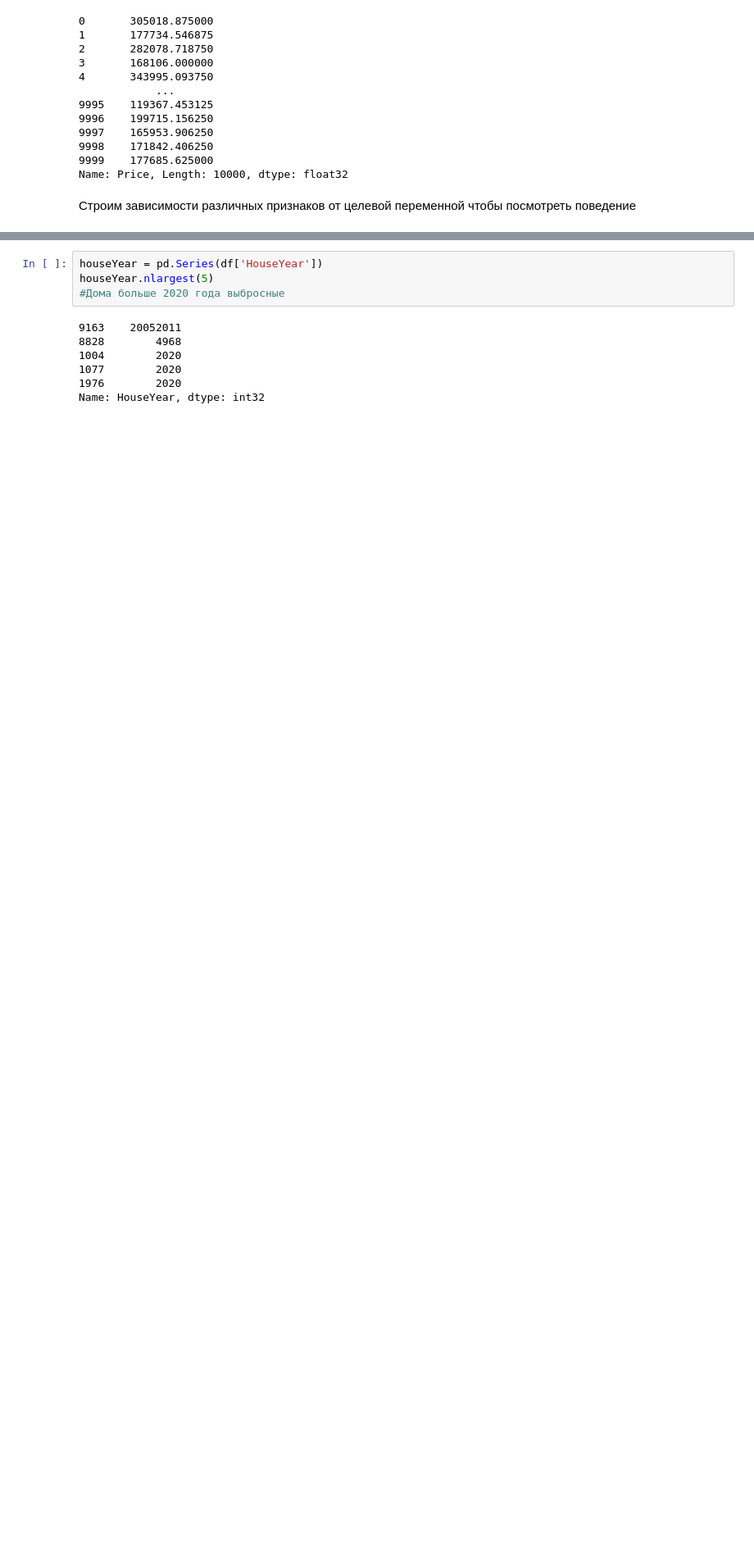
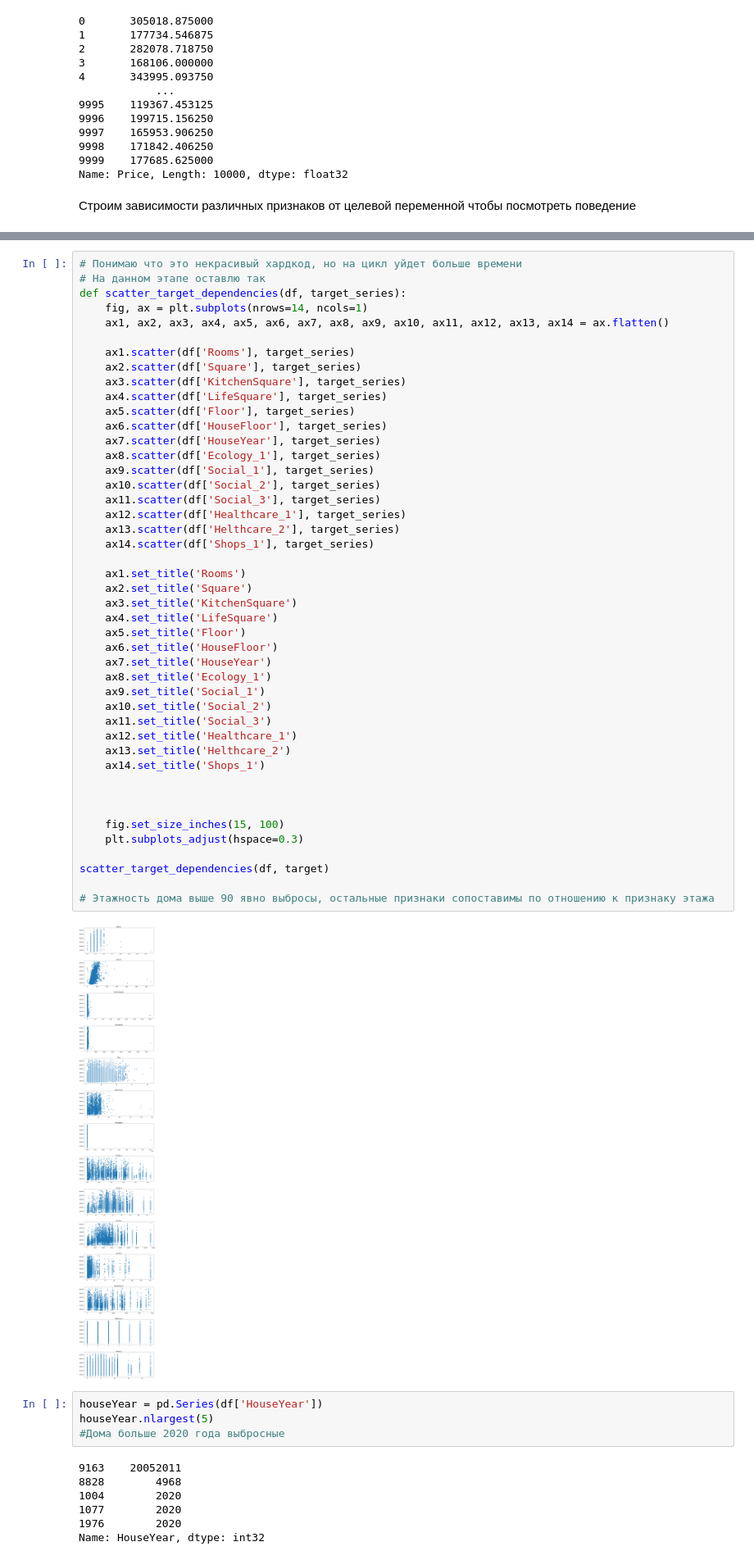
Before and after one commit to NickHlzv/Numpy-Pandas-Scikit, a Jupyter notebook: Course/Course.ipynb, the cells around one changed output, grey strips where cells are left out. Shown at 82% size. Saved outputs shown, nothing was run; the diff lists cells and outputs as text; blank space fills up the shorter version.

```diff
--- a/Course/Course.ipynb
+++ b/Course/Course.ipynb
@@ -264,3 +232,50 @@ dtype('int32')
+# %%
+# Понимаю что это некрасивый хардкод, но на цикл уйдет больше времени
+# На данном этапе оставлю так
+def scatter_target_dependencies(df, target_series):
+    fig, ax = plt.subplots(nrows=14, ncols=1)
+    ax1, ax2, ax3, ax4, ax5, ax6, ax7, ax8, ax9, ax10, ax11, ax12, ax13, ax14 = ax.flatten()
+
+    ax1.scatter(df['Rooms'], target_series)
+    ax2.scatter(df['Square'], target_series)
+    ax3.scatter(df['KitchenSquare'], target_series)
+    ax4.scatter(df['LifeSquare'], target_series)
+    ax5.scatter(df['Floor'], target_series)
+    ax6.scatter(df['HouseFloor'], target_series)
+    ax7.scatter(df['HouseYear'], target_series)
+    ax8.scatter(df['Ecology_1'], target_series)
+    ax9.scatter(df['Social_1'], target_series)
+    ax10.scatter(df['Social_2'], target_series)
+    ax11.scatter(df['Social_3'], target_series)
+    ax12.scatter(df['Healthcare_1'], target_series)
+    ax13.scatter(df['Helthcare_2'], target_series)
+    ax14.scatter(df['Shops_1'], target_series)
+
+    ax1.set_title('Rooms')
+    ax2.set_title('Square')
+    ax3.set_title('KitchenSquare')
+    ax4.set_title('LifeSquare')
+    ax5.set_title('Floor')
+    ax6.set_title('HouseFloor')
+    ax7.set_title('HouseYear')
+    ax8.set_title('Ecology_1')
+    ax9.set_title('Social_1')
+    ax10.set_title('Social_2')
+    ax11.set_title('Social_3')
+    ax12.set_title('Healthcare_1')
+    ax13.set_title('Helthcare_2')
+    ax14.set_title('Shops_1')
+
+
+
+    fig.set_size_inches(15, 100)
+    plt.subplots_adjust(hspace=0.3)
+
+scatter_target_dependencies(df, target)
+
+# Этажность дома выше 90 явно выбросы, остальные признаки сопоставимы по отношению к признаку этажа
+# %% [output]
+[figure, added]
 # %%
 houseYear = pd.Series(df['HouseYear'])
 houseYear.nlargest(5)
```
Also changed, not shown: parts of 37 cells of this notebook, 1 other file.
